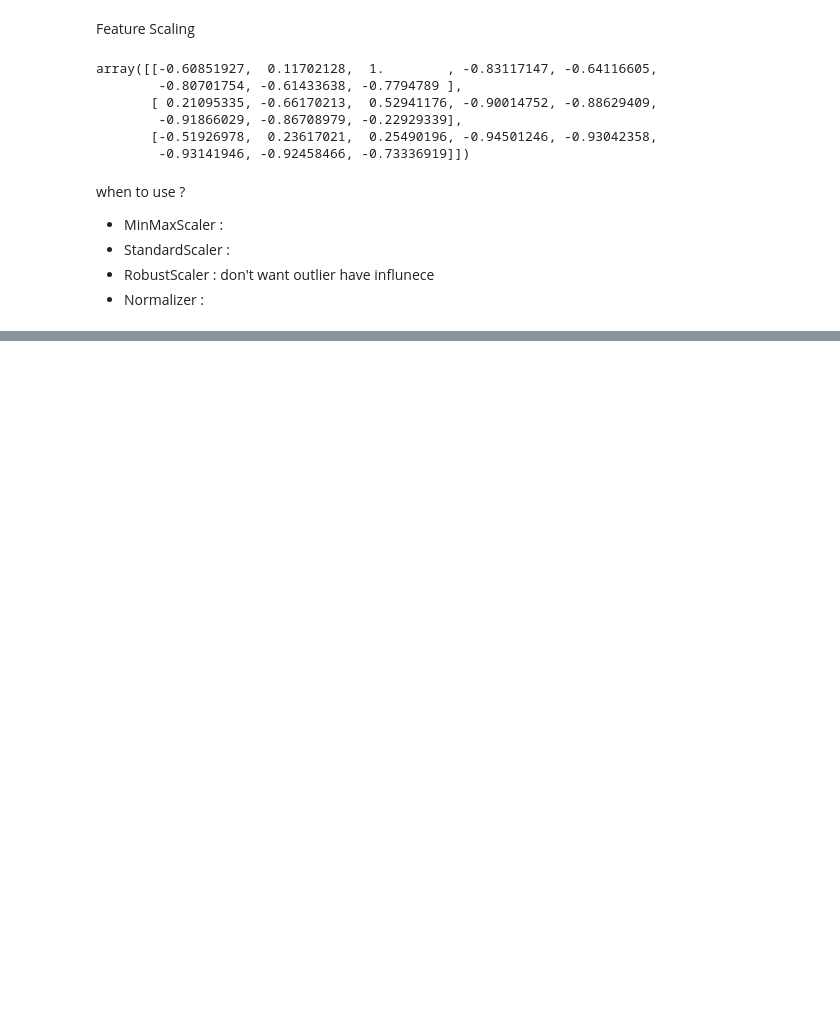
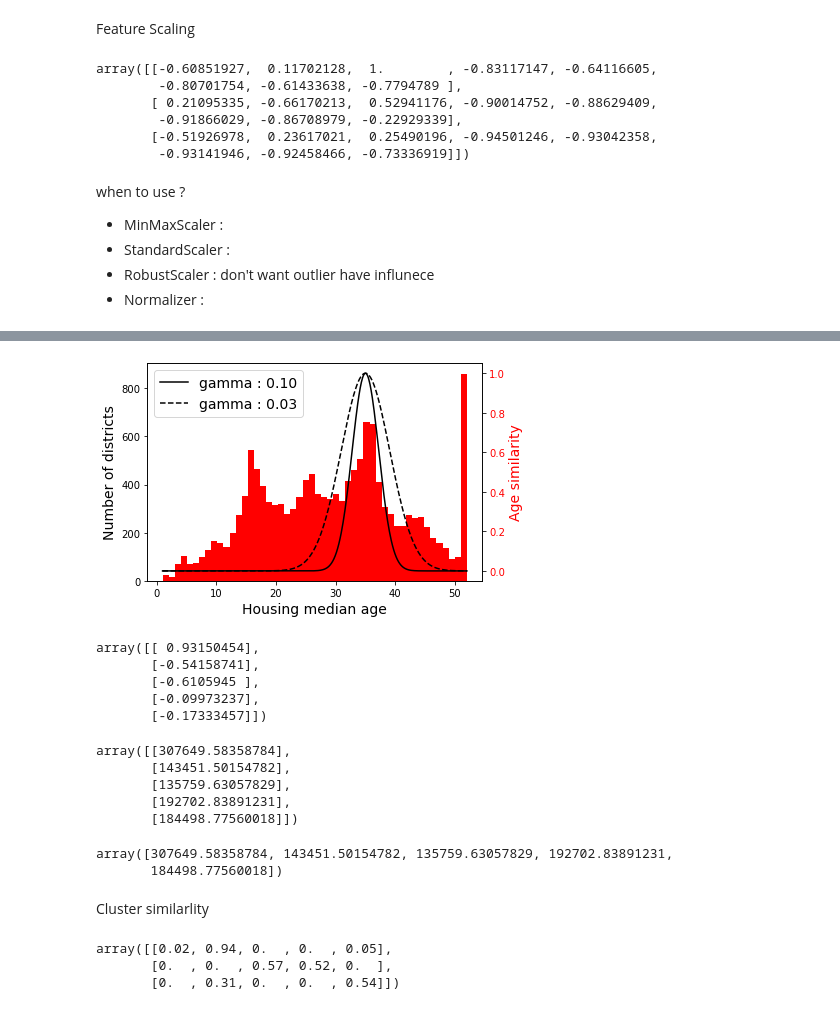
Before and after one commit to NickyAlan/Machine-Learning-in-2023, a Jupyter notebook: 2_name.ipynb, the cells around one changed output, grey strips where cells are left out. Cells and saved outputs as stored; diff of their text form; code cells hidden in the pictures; blank space fills up the shorter version.

```diff
--- a/2_name.ipynb
+++ b/2_name.ipynb
@@ -384,0 +397,27 @@ when to use ?
+# %%
+from sklearn.metrics.pairwise import rbf_kernel
+
+age_simil_35 = rbf_kernel(X = dataX[['housing_median_age']], Y = [[35]], gamma=0.1)
+ages = np.linspace(dataX['housing_median_age'].min(), dataX['housing_median_age'].max(), 500).reshape(-1,1)
+
+gamma1 = 0.1
+gamma2 = 0.03
+rbf1 = rbf_kernel(ages, [[35]], gamma=gamma1)
+rbf2 = rbf_kernel(ages, [[35]], gamma=gamma2)
+
+fix, ax1 = plt.subplots()
+ax1.set_xlabel('Housing median age')
+ax1.set_ylabel('Number of districts')
+ax1.hist(dataX['housing_median_age'], bins=50, color='red')
+
+ax2 = ax1.twinx() # shares same x-axis
+color = 'black'
+ax2.plot(ages, rbf1, color=color, label='gamma : 0.10')
+ax2.plot(ages, rbf2, color=color, label='gamma : 0.03', linestyle='--')
+ax2.tick_params(axis='y', labelcolor='red') # set the number to y-axis
+ax2.set_ylabel('Age similarity', color='red')
+
+plt.legend(loc='upper left')
+save_fig("rbg_kernel_that_i_don't_get_for_now")
+# %% [output]
+[figure, added]
@@ -384,0 +430,32 @@ when to use ?
+# %%
+some_new_data = dataX[['median_income']].iloc[:5] # accury not new
+scaled_prediction = lin_model.predict(some_new_data)
+scaled_prediction
+# %% [output]
+array([[ 0.93150454],
+       [-0.54158741],
+       [-0.6105945 ],
+       [-0.09973237],
+       [-0.17333457]])
+# %%
+predict = label_scaler.inverse_transform(scaled_prediction)
+predict # to not scaled data
+# %% [output]
+array([[307649.58358784],
+       [143451.50154782],
+       [135759.63057829],
+       [192702.83891231],
+       [184498.77560018]])
+# %%
+# can do prediction in one step
+from sklearn.compose import TransformedTargetRegressor
+
+model = TransformedTargetRegressor(LinearRegression(), transformer=StandardScaler())
+model.fit(dataX[['median_income']], dataY)
+predict = model.predict(some_new_data)
+predict
+# %% [output]
+array([307649.58358784, 143451.50154782, 135759.63057829, 192702.83891231,
+       184498.77560018])
+# %% [markdown]
+Cluster similarlity
@@ -384,0 +485,6 @@ when to use ?
+# %%
+similarities[:3].round(2) # kinda confidnet of cluter from 5 cat
+# %% [output]
+array([[0.02, 0.94, 0.  , 0.  , 0.05],
+       [0.  , 0.  , 0.57, 0.52, 0.  ],
+       [0.  , 0.31, 0.  , 0.  , 0.54]])
```
Also changed, not shown: parts of 5 cells of this notebook, 2 other files.
